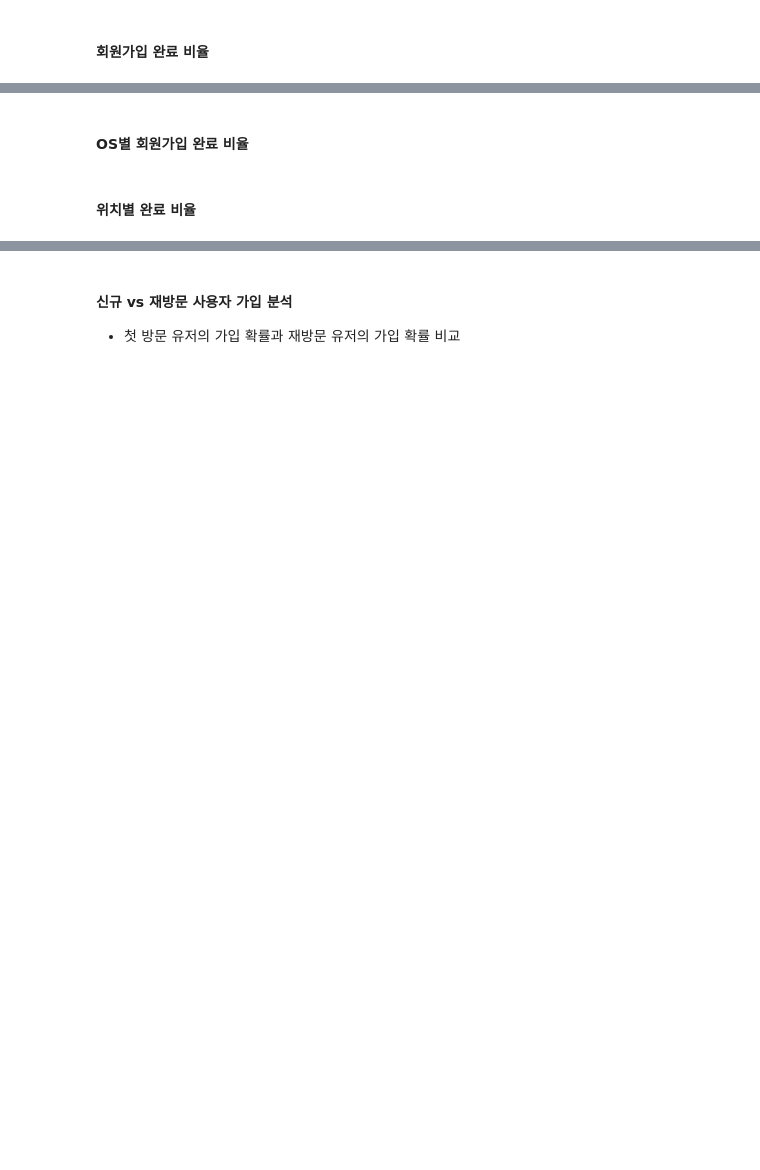
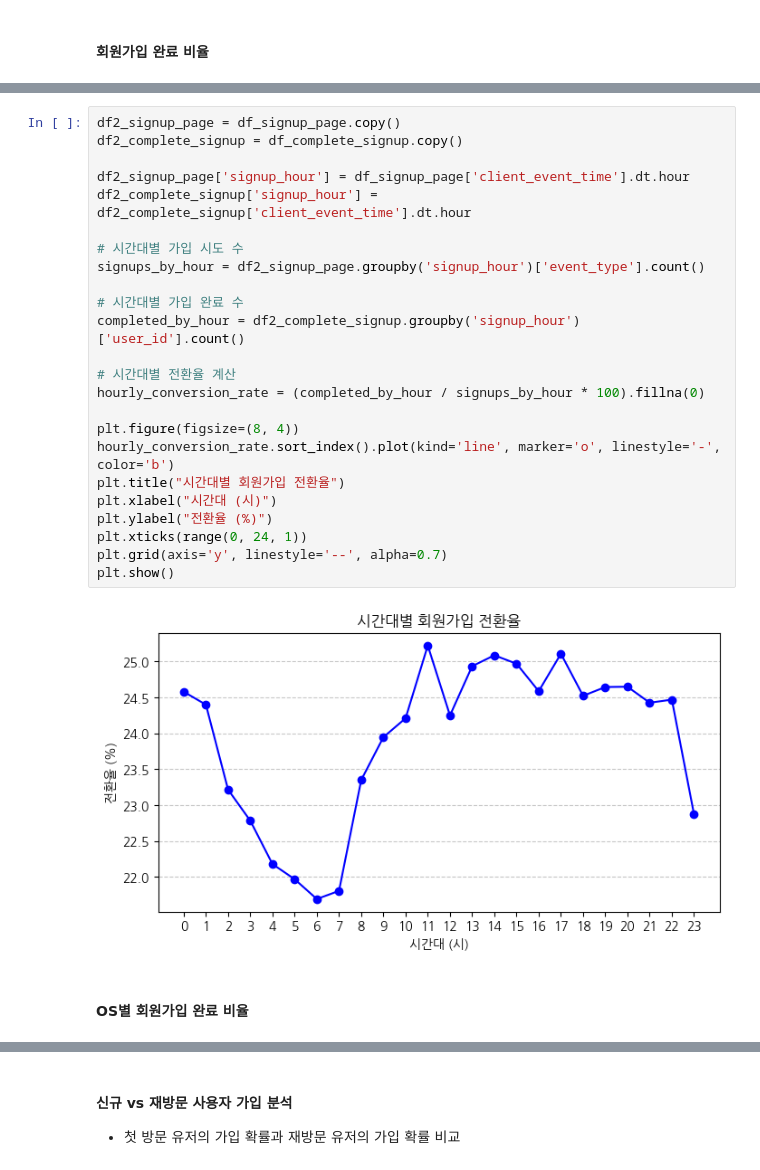
Before and after one commit to saeraniren/intermediate_project, a Jupyter notebook: yena_main.ipynb, the cells around one changed output, grey strips where cells are left out. Cells and saved outputs as stored; diff of their text form; blank space fills up the shorter version.

```diff
--- a/yena_main.ipynb
+++ b/yena_main.ipynb
@@ -104,4 +347,28 @@ print(f'회원가입 완료 비율: {signup_completion_rate: .2f}%')
+# %%
+df2_signup_page = df_signup_page.copy()
+df2_complete_signup = df_complete_signup.copy()
+
+df2_signup_page['signup_hour'] = df_signup_page['client_event_time'].dt.hour
+df2_complete_signup['signup_hour'] = df2_complete_signup['client_event_time'].dt.hour
+
+# 시간대별 가입 시도 수
+signups_by_hour = df2_signup_page.groupby('signup_hour')['event_type'].count()
+
+# 시간대별 가입 완료 수
+completed_by_hour = df2_complete_signup.groupby('signup_hour')['user_id'].count()
+
+# 시간대별 전환율 계산
+hourly_conversion_rate = (completed_by_hour / signups_by_hour * 100).fillna(0)
+
+plt.figure(figsize=(8, 4))
+hourly_conversion_rate.sort_index().plot(kind='line', marker='o', linestyle='-', color='b')
+plt.title("시간대별 회원가입 전환율")
+plt.xlabel("시간대 (시)")
+plt.ylabel("전환율 (%)")
+plt.xticks(range(0, 24, 1))
+plt.grid(axis='y', linestyle='--', alpha=0.7)
+plt.show()
+# %% [output]
+[figure, added]
 # %% [markdown]
 #### OS별 회원가입 완료 비율
-# %% [markdown]
-#### 위치별 완료 비율
```
Also changed, not shown: parts of 29 cells of this notebook.
